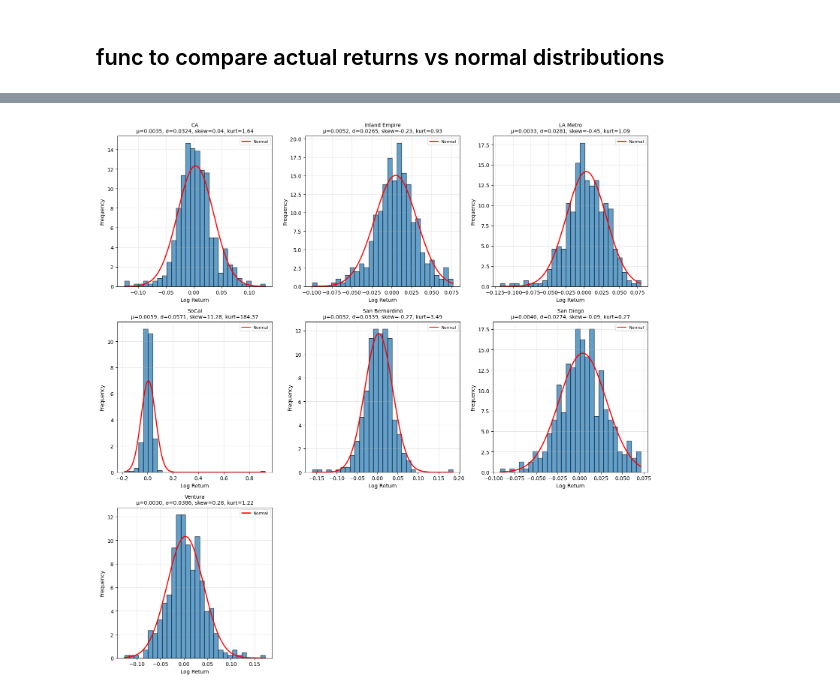
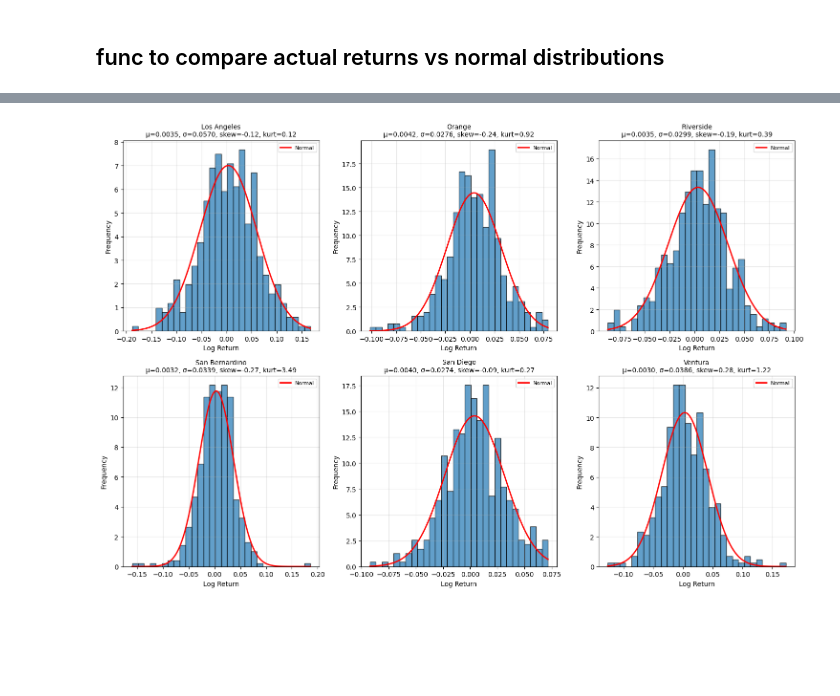
Before and after one commit to alvaroEspinozaMerida/CA_Housing_Analysis, a Jupyter notebook: src/johnny.ipynb, the cells around one changed output, grey strips where cells are left out. Cells and saved outputs as stored; diff of their text form; code cells hidden in the pictures; blank space fills up the shorter version.

```diff
--- a/src/johnny.ipynb
+++ b/src/johnny.ipynb
@@ -109,17 +109,18 @@ Nevada            132
 San Benito        108
 dtype: int64
 # %%
-regions = ["CA", # Statewide
-           "Los Angeles",
+regions = ["Los Angeles",
            "Orange",
            "Riverside",
            "San Bernardino",
            "San Diego",
            "Ventura",
            "Imperial",
-           "Inland Empire", # aggregate region
-           "SoCal", # aggregate region
-           "LA Metro" # metro area
+           # removed bc of data overlap
+           #"CA", # statewide
+           #"Inland Empire", # aggregate region
+           #"SoCal", # aggregate region
+           #"LA Metro" # metro area
            ]
 
 available_regions = [r for r in regions if r in df.columns]
@@ -229,7 +226,5 @@ Excess Kurtosis: 0.117
 # %%
 # Compare all SoCal regions side-by-side
-regions = ["CA", "Inland Empire", "LA Metro", "SoCal", # "Los Angeles", "Oraange", "Riverside"
-           "San Bernardino", "San Diego", "Ventura"] # Include "CA" "Inland Empire" "SoCal" "LA Metro" when needed
 
 # Filter to available regions with sufficient data
 available = [r for r in regions if r in df.columns and df[r].notna().sum() > 100]
@@ -245,31 +240,31 @@ axes = axes.flatten()  # Flatten to 1D array for easy iteration
 for i, region in enumerate(available):
     returns = compute_returns(df, region, method="log")
 
     mean = returns.mean()
     std = returns.std()
     skew = returns.skew()
     kurt = returns.kurtosis()
 
     # Plot histogram with normal overlay
     ax = axes[i]
     ax.hist(returns, bins=30, density=True, alpha=0.7, edgecolor='black')
 
     x = np.linspace(returns.min(), returns.max(), 200)
     pdf = stats.norm.pdf(x, mean, std)
     ax.plot(x, pdf, 'r-', linewidth=2, label='Normal')
 
     ax.set_title(f"{region}\nμ={mean:.4f}, σ={std:.4f}, skew={skew:.2f}, kurt={kurt:.2f}",
                  fontsize=10)
     ax.set_xlabel("Log Return")
     ax.set_ylabel("Frequency")
     ax.legend(fontsize=8)
     ax.grid(alpha=0.3)
 
 # Hide unused subplots
 for i in range(n_regions, len(axes)):
     axes[i].axis('off')
 
 plt.tight_layout()
 plt.show()
 # %% [output]
-[figure, old version]
+[figure, new version]
```
Also changed, not shown: parts of 11 cells of this notebook.
